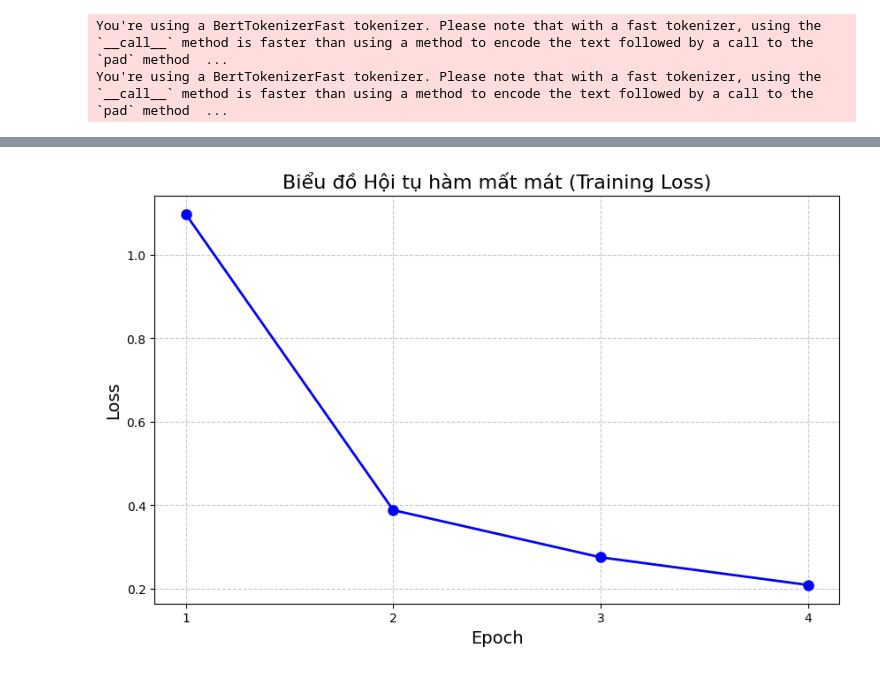
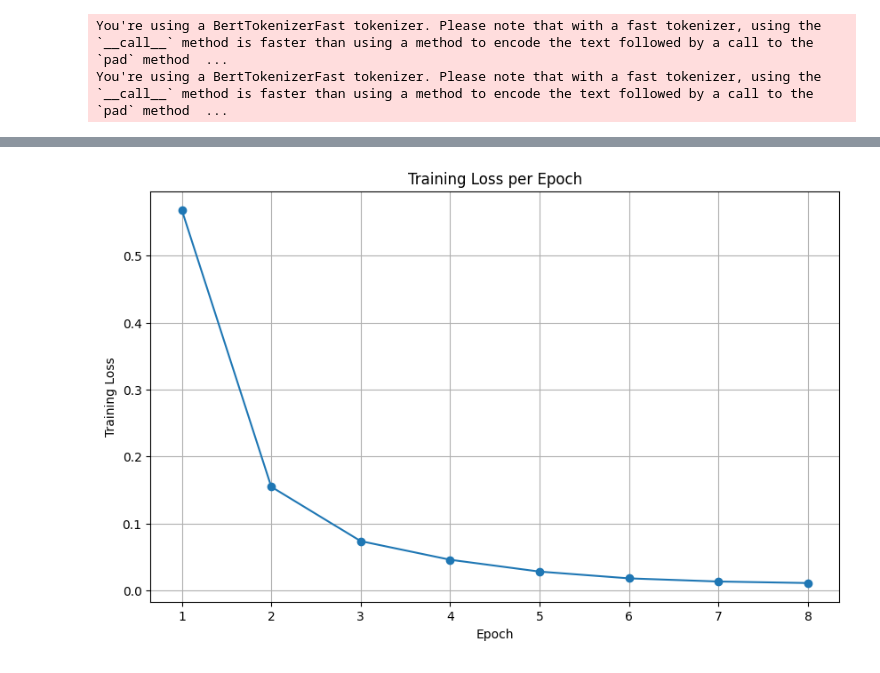
Before and after one commit to Vennyx14/Finbert_SOTA, a Jupyter notebook: FinBERT.ipynb, the cells around one changed output, grey strips where cells are left out. Saved outputs shown, nothing was run; the diff lists cells and outputs as text; code cells hidden in the pictures.

```diff
--- a/FinBERT.ipynb
+++ b/FinBERT.ipynb
@@ -513,18 +558,9 @@ def evaluate(model, dataloader, device=None):
         'trues': trues,
         'probs': probs_all
     }
-# %%
-class_weights = torch.tensor(
-    class_weights,
-    dtype=torch.float32,
-    device=Config.DEVICE
-)
-
-criterion = FocalLoss(
-    gamma=2.0,
-    weight=class_weights.to(device = Config.DEVICE)
-)
 # %%
+train_losses = []
+
 def train_loop(
     model,
     train_loader,
@@ -542,7 +578,7 @@ def train_loop(
 ):
     scaler = torch.cuda.amp.GradScaler() if use_amp and device.type == 'cuda' else None
 
-    # ✅ CREATE CRITERION HERE
+
     if class_weights is not None:
         criterion = FocalLoss(
             gamma=2.0,
@@ -570,6 +606,7 @@ def train_loop(
             device=device,
             max_grad_norm=max_grad_norm
         )
+        train_losses.append(train_loss)
 
         val_metrics = evaluate(model, val_loader, device=device)
         val_macro_f1 = val_metrics["macro_f1"]
@@ -595,7 +632,7 @@ def train_loop(
             print(f"Early stopping at epoch {epoch}")
             break
 
-    return best_val_f1
+    return best_val_f1, train_losses
 # %%
 # ===== Compute class weights =====
 train_labels_array = np.array(train_labels)
@@ -615,7 +652,7 @@ print(f"Class Weights: {class_weights_tensor}")
 # ===== Train =====
 print(f"\n TRAINING FOR {Config.EPOCHS} EPOCHS")
 
-best_f1_score = train_loop(
+best_f1_score, train_losses = train_loop(
     model=model,
     train_loader=train_loader,
     val_loader=val_loader,
@@ -754,17 +841,15 @@ TRUE: 1 | PRED: 0 | PROBS: [0.96121544 0.02118706 0.01759757]
 --------------------------------------------------------------------------------
 # %%
-# --- 1. VẼ BIỂU ĐỒ LOSS (Dựa trên log thực tế của bạn) ---
-epochs = [1, 2, 3, 4]
-train_losses = [1.0980, 0.3883, 0.2751, 0.2088] # Số liệu từ log của bạn
+# VẼ BIỂU ĐỒ LOSS
+epochs = range(1, len(train_losses) + 1)
 
 plt.figure(figsize=(10, 6))
-plt.plot(epochs, train_losses, marker='o', linestyle='-', color='b', linewidth=2, markersize=8)
-plt.title('Biểu đồ Hội tụ hàm mất mát (Training Loss)', fontsize=16)
-plt.xlabel('Epoch', fontsize=14)
-plt.ylabel('Loss', fontsize=14)
-plt.grid(True, linestyle='--', alpha=0.7)
-plt.xticks(epochs)
-plt.savefig('loss_chart.png', dpi=300) # Lưu ảnh nét cao
+plt.plot(epochs, train_losses, marker='o')
+plt.xlabel("Epoch")
+plt.ylabel("Training Loss")
+plt.title("Training Loss per Epoch")
+plt.grid(True)
+plt.savefig('loss_table.png', dpi=300)
 plt.show()
 # %% [output]
-[figure, old version]
+[figure, new version]
```
Also changed, not shown: parts of 15 cells of this notebook.
